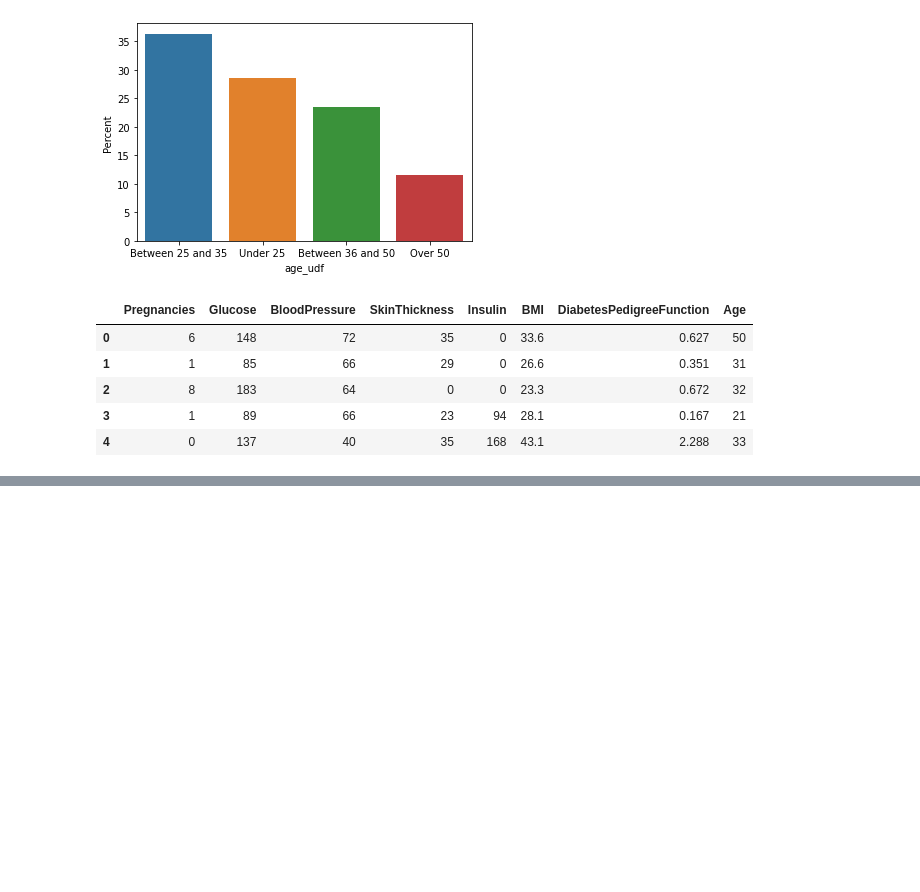
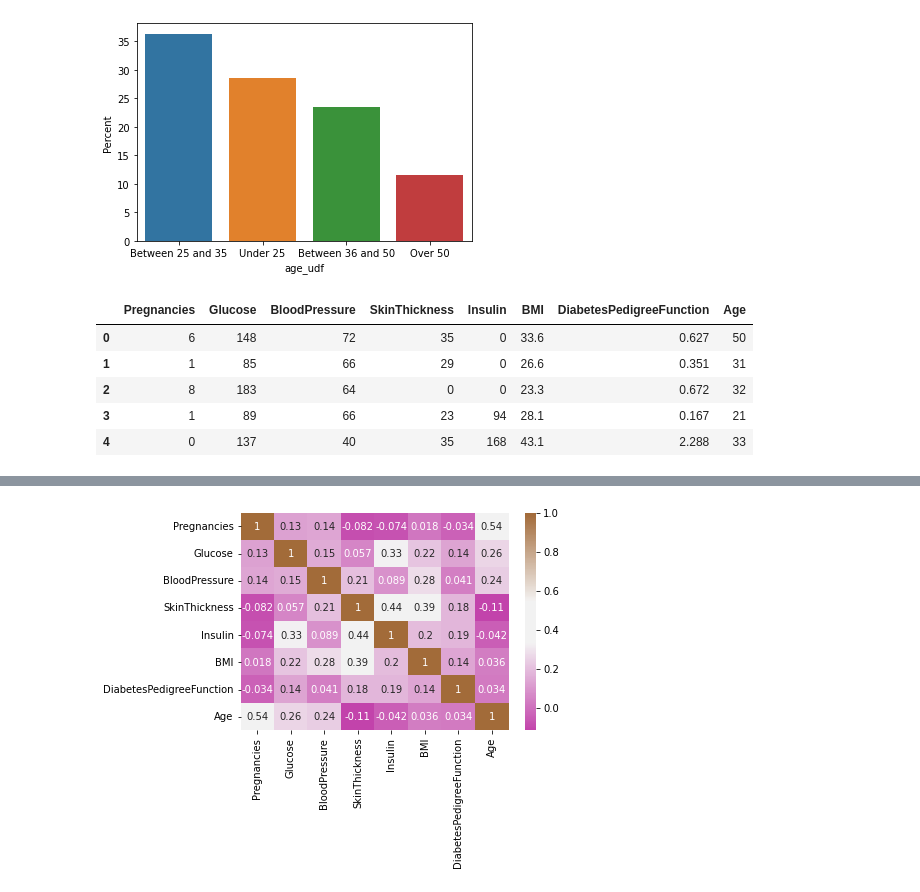
Before and after one commit to shashvindu/Pyspark, a Jupyter notebook: ml/DiabetesEDA_pysaprk.ipynb, the cells around one changed output, grey strips where cells are left out. Drawn from its saved outputs; the diff is of its cells as text; code cells hidden in the pictures; blank space fills up the shorter version.

```diff
--- a/ml/DiabetesEDA_pysaprk.ipynb
+++ b/ml/DiabetesEDA_pysaprk.ipynb
@@ -235,0 +256,5 @@ import pandas as pd
+# %%
+cmap = sns.diverging_palette(320, 40, sep=50, as_cmap=True)
+map = sns.heatmap(corr_df,annot=True,cmap=cmap)
+# %% [output]
+[figure, added]
```
Also changed, not shown: parts of 2 cells of this notebook.
